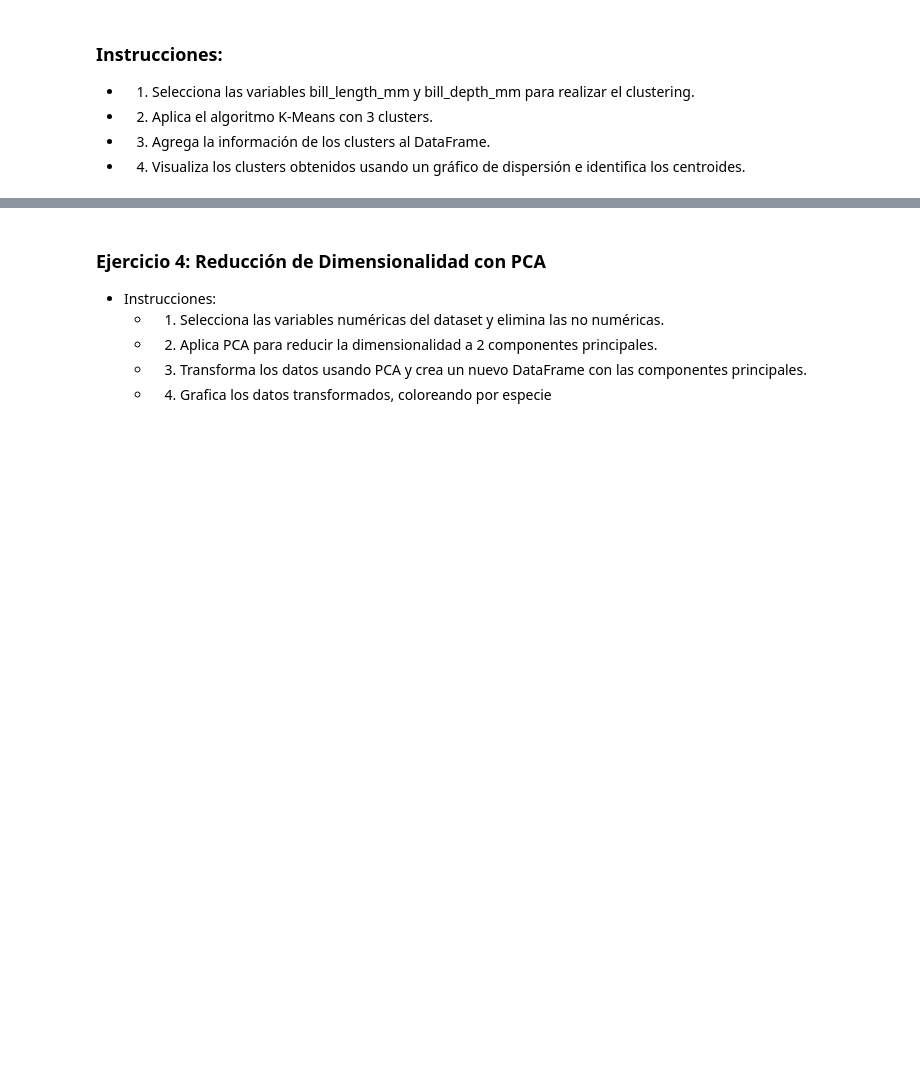
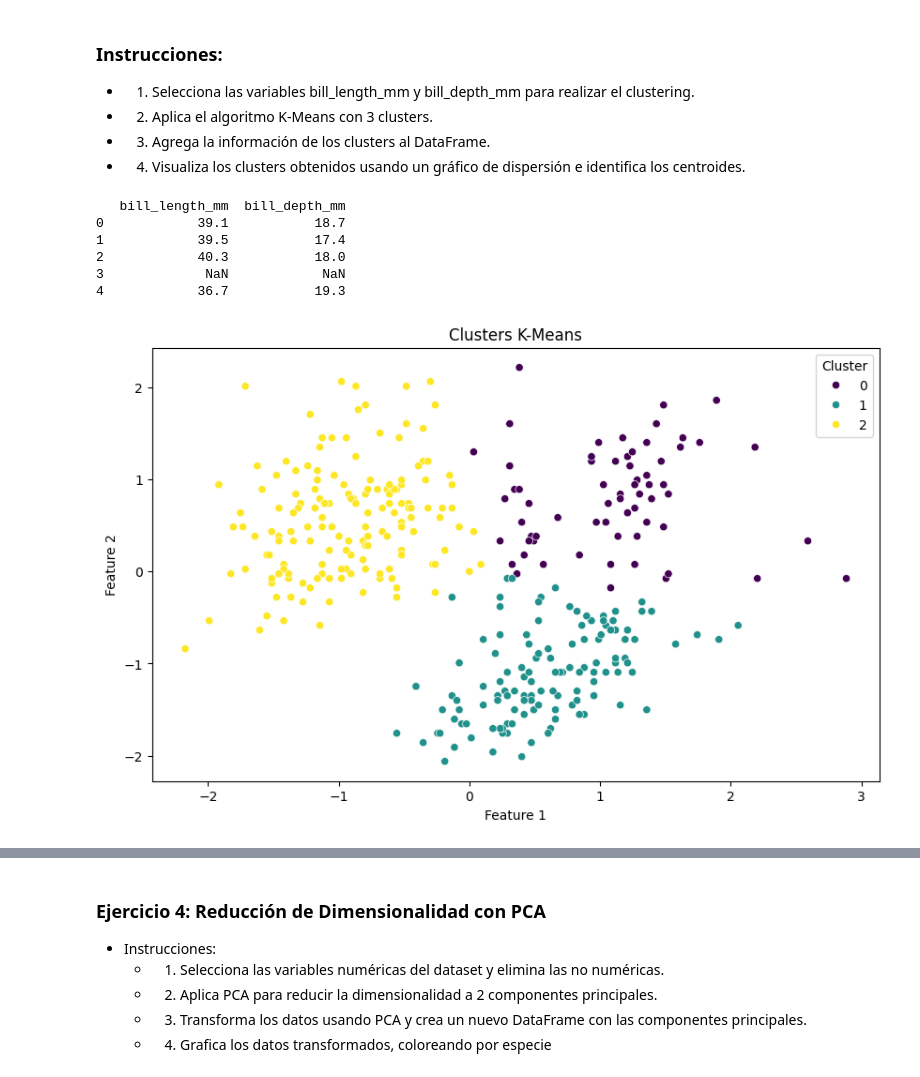
Before and after one commit to tucubanit0/Big-Data, a Jupyter notebook: procesamiento_datos/Actividad Práctica Análisis e.ipynb, the cells around one changed output, grey strips where cells are left out. Drawn from its saved outputs; the diff is of its cells as text; code cells hidden in the pictures; blank space fills up the shorter version.

```diff
--- a/procesamiento_datos/Actividad Práctica Análisis e.ipynb
+++ b/procesamiento_datos/Actividad Práctica Análisis e.ipynb
@@ -51,3 +236,48 @@ learning.
 - 2. Aplica el algoritmo K-Means con 3 clusters.
 - 3. Agrega la información de los clusters al DataFrame.
 - 4. Visualiza los clusters obtenidos usando un gráfico de dispersión e identifica los centroides.
+# %%
+# 1. Selecciona las variables bill_length_mm y bill_depth_mm para realizar el clustering.
+data = penguins[['bill_length_mm', 'bill_depth_mm']]
+print(data.head())
+# %% [output]
+   bill_length_mm  bill_depth_mm
+0            39.1           18.7
+1            39.5           17.4
+2            40.3           18.0
+3             NaN            NaN
+4            36.7           19.3
+# %%
+# 2. Aplica el algoritmo K-Means con 3 clusters.
+from sklearn.cluster import KMeans
+
+# Seleccionar las características para el clustering
+features = ['bill_length_mm', 'bill_depth_mm']  # Reemplaza con los nombres de las columnas que deseas usar
+
+# Imputar los valores faltantes
+imputer = SimpleImputer(strategy='mean')
+imputed_features = imputer.fit_transform(penguins[features])
+
+# Escalar las características
+scaler = StandardScaler()
+scaled_features = scaler.fit_transform(imputed_features)
+
+# Crear el modelo K-Means
+kmeans = KMeans(n_clusters=3, random_state=0)
+
+# Ajustar el modelo a los datos
+kmeans.fit(scaled_features)
+
+# Obtener los clusters asignados a cada punto de datos
+penguins['cluster'] = kmeans.labels_
+
+# Visualizar los clusters
+plt.figure(figsize=(10, 6))
+sns.scatterplot(x=scaled_features[:, 0], y=scaled_features[:, 1], hue=penguins['cluster'], palette='viridis')
+plt.title('Clusters K-Means')
+plt.xlabel('Feature 1')
+plt.ylabel('Feature 2')
+plt.legend(title='Cluster')
+plt.show()
+# %% [output]
+[figure, added]
```
Also changed, not shown: parts of 15 cells of this notebook.
